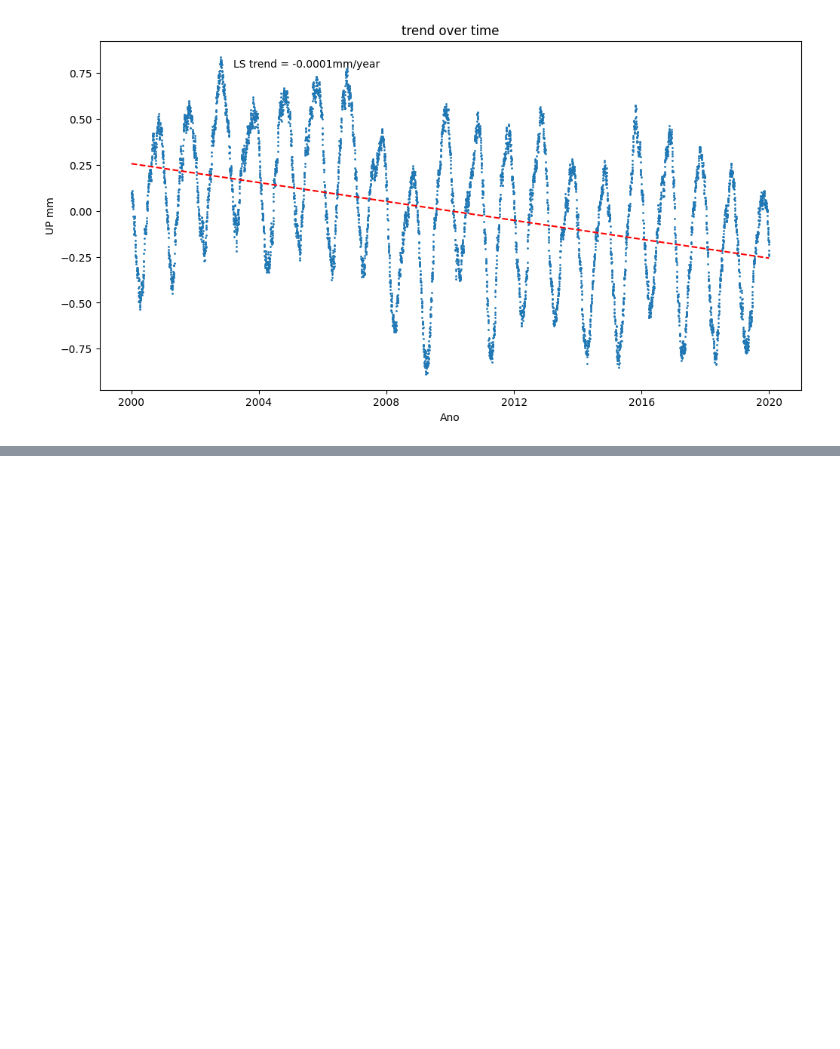
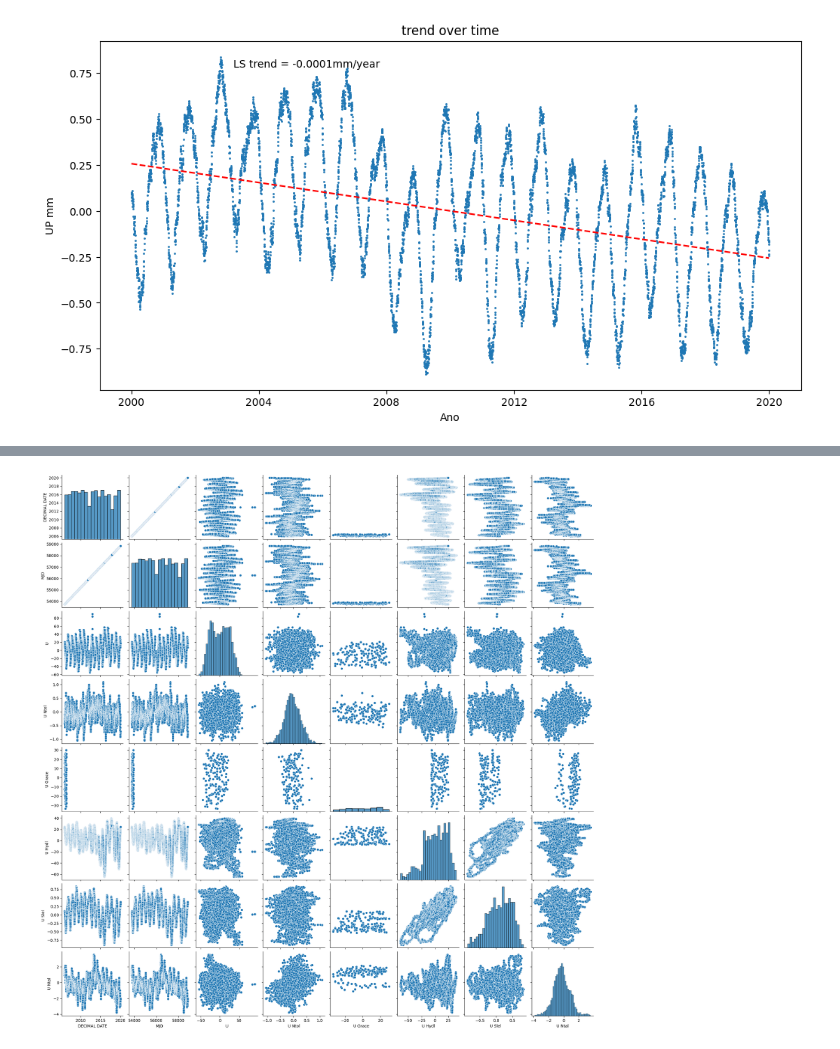
Before and after one commit to Gabxist/I.C., a Jupyter notebook: código_para_juntar_dados.ipynb, the cells around one changed output, grey strips where cells are left out. Cells and saved outputs as stored; diff of their text form; code cells hidden in the pictures; blank space fills up the shorter version.

```diff
--- a/código_para_juntar_dados.ipynb
+++ b/código_para_juntar_dados.ipynb
@@ -328,3 +328,14 @@ Fail to reject the null hypothesis of equal variance between groups.
 P-value is nan.
 [figure]
 LinAlgError: SVD did not converge in Linear Least Squares
+# %%
+juntos = []
+juntos = Gps.join(Ntol["U"], rsuffix=" Ntol")
+juntos = juntos.join(Grace["U"], rsuffix=" Grace")
+juntos = juntos.join(Hydl["U"], rsuffix=" Hydl")
+juntos = juntos.join(Slel["U"], rsuffix=" Slel")
+juntos = juntos.join(Ntal["U"], rsuffix=" Ntal")
+sns.pairplot(juntos)
+plt.show()
+# %% [output]
+[figure, added]
```
Also changed, not shown: parts of 2 cells of this notebook.
